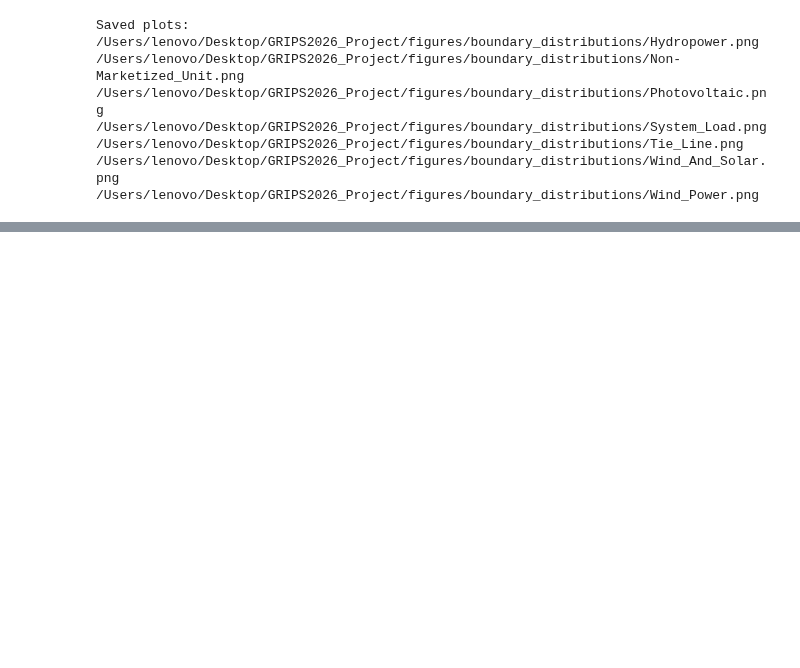
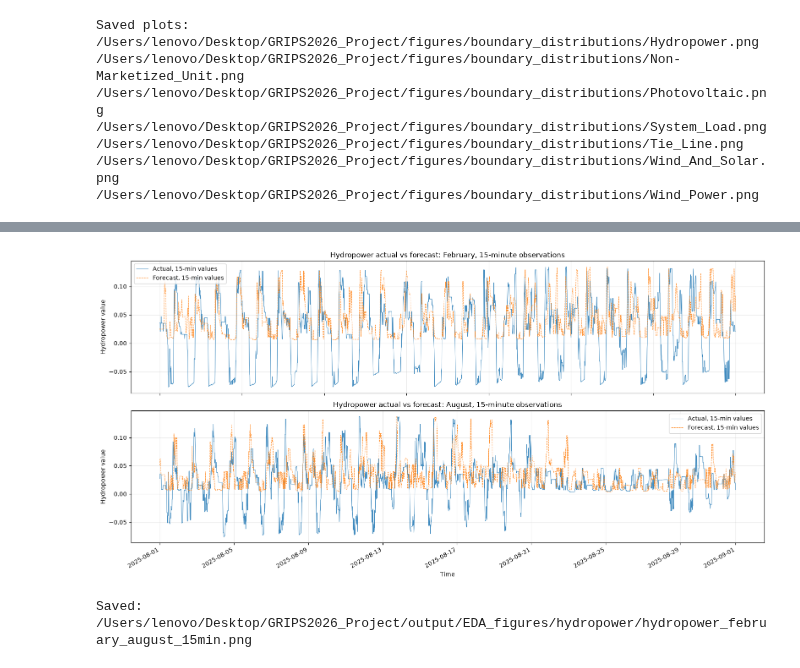
Before and after one commit to hadronnez/GRIPS2026-project, a Jupyter notebook: code/EDA/EDA.ipynb, the cells around one changed output, grey strips where cells are left out. Cells and saved outputs as stored; diff of their text form; code cells hidden in the pictures; blank space fills up the shorter version.

```diff
--- a/code/EDA/EDA.ipynb
+++ b/code/EDA/EDA.ipynb
@@ -214,0 +426,59 @@ Saved plots:
+# %%
+# Direct 15-minute hydropower values in February and August.
+# Each subplot uses its own y-axis scale to avoid one month making the other look compressed.
+
+hydro_months_to_zoom = [(2, "February"), (8, "August")]
+fig, axes = plt.subplots(len(hydro_months_to_zoom), 1, figsize=(16, 8), sharey=False)
+
+for ax, (month_number, month_name) in zip(axes, hydro_months_to_zoom):
+    month_data = hydro_df[hydro_df[TIME_COL].dt.month == month_number]
+
+    if month_data.empty:
+        ax.text(
+            0.5,
+            0.5,
+            f"No {month_name} data found",
+            transform=ax.transAxes,
+            ha="center",
+            va="center",
+        )
+        ax.set_title(f"{month_name}: no data")
+        ax.grid(True, alpha=0.25)
+        continue
+
+    ax.plot(
+        month_data[TIME_COL],
+        month_data[HYDRO_ACTUAL_COL],
+        label="Actual, 15-min values",
+        color="#1f77b4",
+        linestyle="-",
+        linewidth=0.8,
+        alpha=0.85,
+    )
+    ax.plot(
+        month_data[TIME_COL],
+        month_data[HYDRO_FORECAST_COL],
+        label="Forecast, 15-min values",
+        color="#ff7f0e",
+        linestyle="--",
+        linewidth=0.8,
+        alpha=0.85,
+    )
+
+    ax.set_title(f"Hydropower actual vs forecast: {month_name}, 15-minute observations")
+    ax.set_xlabel("Time")
+    ax.set_ylabel("Hydropower value")
+    ax.grid(True, alpha=0.25)
+    ax.legend()
+
+fig.autofmt_xdate()
+fig.tight_layout()
+
+hydro_zoom_path = HYDRO_PLOT_DIR / "hydropower_february_august_15min.png"
+fig.savefig(hydro_zoom_path, dpi=160)
+plt.show()
+
+print(f"Saved: {hydro_zoom_path}")
+# %% [output]
+[figure, added]
+Saved: /Users/lenovo/Desktop/GRIPS2026_Project/output/EDA_figures/hydropower/hydropower_february_august_15min.png
```
Also changed, not shown: parts of 9 cells of this notebook, 3 other files.
